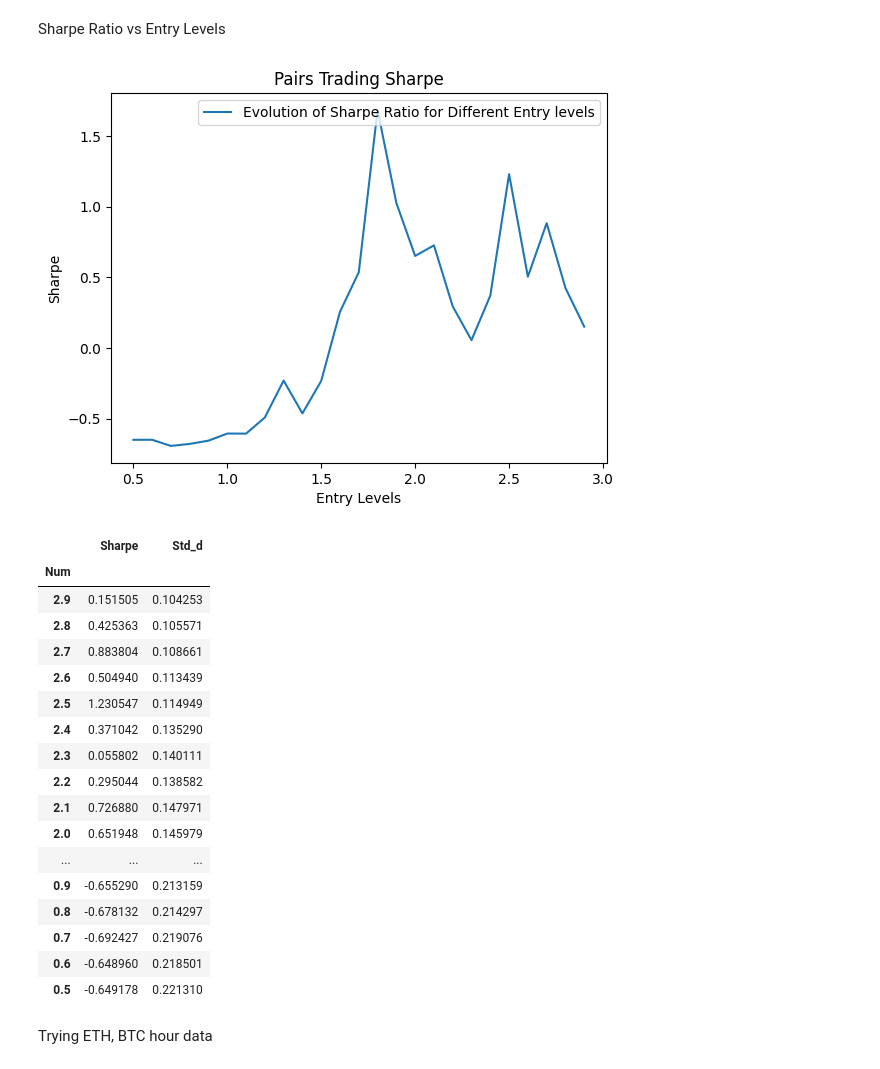
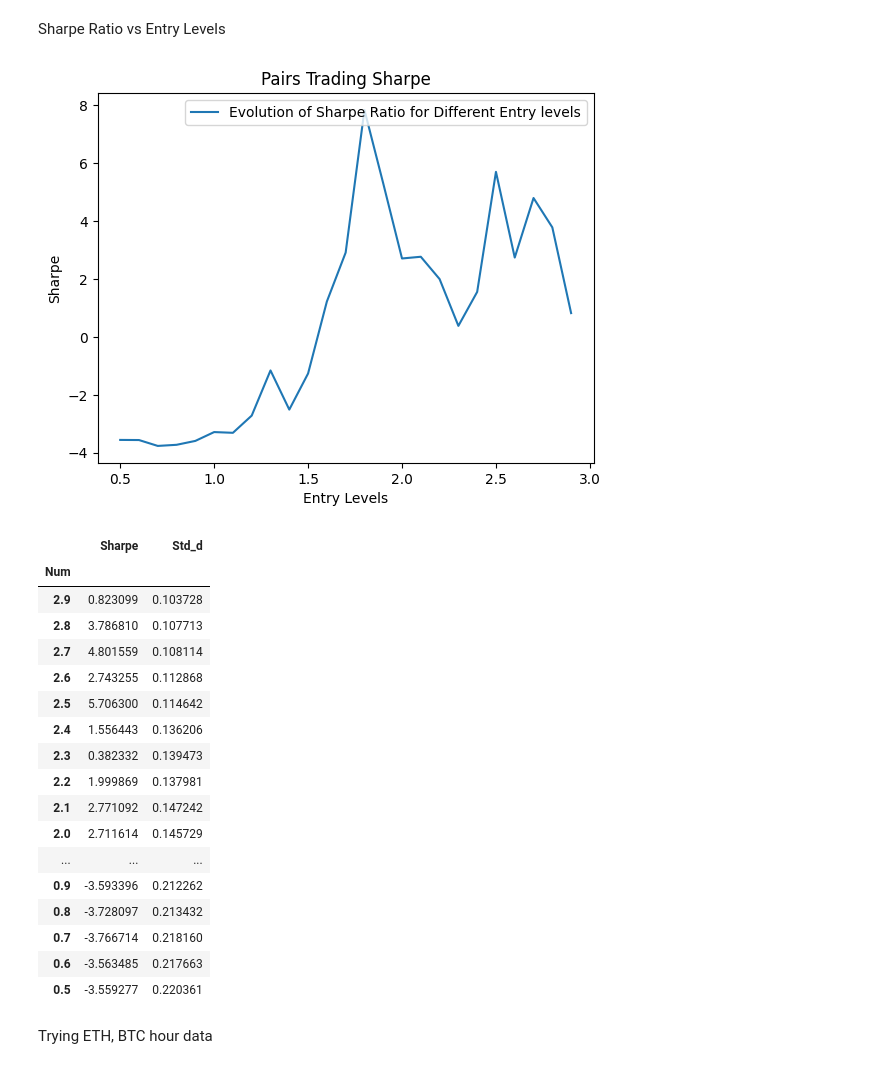
Before and after one commit to Austinai123/minute-data-fetcher, a Jupyter notebook: minute-price-fetcher.ipynb, the cells around one changed output. Drawn from its saved outputs; the diff is of its cells as text; code cells hidden in the pictures.

```diff
--- a/minute-price-fetcher.ipynb
+++ b/minute-price-fetcher.ipynb
@@ -759,38 +718,36 @@ Backtest
 spread_side = None
 counter = -1
 backtest_result = []
-indicator = 0
+
 for time, signals_stock in btest.iterrows():
     counter += 1
     eth_, btc_, short_sig, short_ex, long_sig, long_ex = signals_stock
 
-    if spread_side == None:
+    if spread_side is None:
         eth_return = 0
         btc_return = 0
         backtest_result.append([time, eth_return, btc_return, spread_side])
 
-        if short_sig == True:
+        if short_sig:
             spread_side = "short"
-        elif long_sig == True:
+        elif long_sig:
             spread_side = "long"
 
     elif spread_side == "long":
-        eth_return = btest["ETH"][counter] / btest["ETH"][counter - 1] - 1.0
-        btc_return = btest["BTC"][counter] / btest["BTC"][counter - 1] - 1.0
+        eth_return = btest["ETH"].iloc[counter] / btest["ETH"].iloc[counter - 1] - 1.0
+        btc_return = btest["BTC"].iloc[counter] / btest["BTC"].iloc[counter - 1] - 1.0
         backtest_result.append([time, eth_return, -btc_return, spread_side])
 
-        if long_ex == True:
+        if long_ex:
             spread_side = None
 
     elif spread_side == "short":
-        eth_return = btest["ETH"][counter] / btest["ETH"][counter - 1] - 1.0
-        btc_return = btest["BTC"][counter] / btest["BTC"][counter - 1] - 1.0
+        eth_return = btest["ETH"].iloc[counter] / btest["ETH"].iloc[counter - 1] - 1.0
+        btc_return = btest["BTC"].iloc[counter] / btest["BTC"].iloc[counter - 1] - 1.0
         backtest_result.append([time, -eth_return, btc_return, spread_side])
 
-        if short_ex == True:
+        if short_ex:
             spread_side = None
-
-backtest_result_train = backtest_result
 # %%
 backtest_pd = pd.DataFrame(backtest_result)
 backtest_pd.columns = ["Date", "ETH", "BTC", "Side"]
@@ -866,19 +823,17 @@ for time, signals_stock in btest.iterrows():
             spread_side = "long"
 
     elif spread_side == "long":
-        eth_return = btest["ETH"][counter] / btest["ETH"][counter - 1] - 1.0
-        btc_return = btest["BTC"][counter] / btest["BTC"][counter - 1] - 1.0
+        eth_return = btest["ETH"].iloc[counter] / btest["ETH"].iloc[counter - 1] - 1.0
+        btc_return = btest["BTC"].iloc[counter] / btest["BTC"].iloc[counter - 1] - 1.0
         backtest_result.append([time, eth_return, -btc_return, spread_side])
 
-        if long_ex == True:
+        if long_ex:
             spread_side = None
 
     elif spread_side == "short":
-        eth_return = btest["ETH"][counter] / btest["ETH"][counter - 1] - 1.0
-        btc_return = btest["BTC"][counter] / btest["BTC"][counter - 1] - 1.0
+        eth_return = btest["ETH"].iloc[counter] / btest["ETH"].iloc[counter - 1] - 1.0
+        btc_return = btest["BTC"].iloc[counter] / btest["BTC"].iloc[counter - 1] - 1.0
         backtest_result.append([time, -eth_return, btc_return, spread_side])
 
         if short_ex == True:
             spread_side = None
-
-backtest_result
@@ -1040,16 +979,16 @@ def backtest(errors, signal_entry, signal_exit, X_data, Y_data, value):
                 spread_side = "long"
 
         elif spread_side == "long":
-            y_return = btest["Y"][counter] / btest["Y"][counter - 1] - 1.0
-            x_return = btest["X"][counter] / btest["X"][counter - 1] - 1.0
+            y_return = btest["Y"].iloc[counter] / btest["Y"].iloc[counter - 1] - 1.0
+            x_return = btest["X"].iloc[counter] / btest["X"].iloc[counter - 1] - 1.0
             backtest_result.append([time, y_return, -x_return, spread_side])
 
             if long_ex == True:
                 spread_side = None
 
         elif spread_side == "short":
-            y_return = btest["Y"][counter] / btest["Y"][counter - 1] - 1.0
-            x_return = btest["X"][counter] / btest["X"][counter - 1] - 1.0
+            y_return = btest["Y"].iloc[counter] / btest["Y"].iloc[counter - 1] - 1.0
+            x_return = btest["X"].iloc[counter] / btest["X"].iloc[counter - 1] - 1.0
             backtest_result.append([time, -y_return, x_return, spread_side])
 
             if short_ex == True:
@@ -1275,45 +1214,45 @@ Sharpe Ratio vs Entry Levels
 # %%
 final_df = pd.DataFrame(columns=["Num", "Sharpe", "Std_d"])
 for num in range(5, 30):
     num = num / 10
     profit = final_profit(btc_train_1, eth_train_1, signal_entry=num) - 1
-    profit = profit / len(btc_train_1) * 365
+    # profit = profit / len(btc_train_1) * 365
     std_dev = std_dev_returns(btc_train_1, eth_train_1, signal_entry=num) * sqrt(365)
     sharpe = profit / std_dev
     final_df.loc[-1] = [num, sharpe, std_dev]
     final_df.index = final_df.index + 1
     final_df = final_df.sort_index()
 
 final_df.set_index("Num", inplace=True)
 
 final_df["Sharpe"].plot(label="Evolution of Sharpe Ratio for Different Entry levels")
 plt.title("Pairs Trading Sharpe")
 plt.xlabel("Entry Levels")
 plt.ylabel("Sharpe")
 plt.legend()
 plt.show()
 
 final_df
 # %% [output]
-[figure, old version]
+[figure, new version]
 |  | Sharpe | Std_d |
 | Num |  |  |
-| 2.9 | 0.151505 | 0.104253 |
-| 2.8 | 0.425363 | 0.105571 |
-| 2.7 | 0.883804 | 0.108661 |
-| 2.6 | 0.504940 | 0.113439 |
-| 2.5 | 1.230547 | 0.114949 |
-| 2.4 | 0.371042 | 0.135290 |
-| 2.3 | 0.055802 | 0.140111 |
-| 2.2 | 0.295044 | 0.138582 |
-| 2.1 | 0.726880 | 0.147971 |
-| 2.0 | 0.651948 | 0.145979 |
+| 2.9 | 0.823099 | 0.103728 |
+| 2.8 | 3.786810 | 0.107713 |
+| 2.7 | 4.801559 | 0.108114 |
+| 2.6 | 2.743255 | 0.112868 |
+| 2.5 | 5.706300 | 0.114642 |
+| 2.4 | 1.556443 | 0.136206 |
+| 2.3 | 0.382332 | 0.139473 |
+| 2.2 | 1.999869 | 0.137981 |
+| 2.1 | 2.771092 | 0.147242 |
+| 2.0 | 2.711614 | 0.145729 |
 | ... | ... | ... |
-| 0.9 | -0.655290 | 0.213159 |
-| 0.8 | -0.678132 | 0.214297 |
-| 0.7 | -0.692427 | 0.219076 |
-| 0.6 | -0.648960 | 0.218501 |
-| 0.5 | -0.649178 | 0.221310 |
+| 0.9 | -3.593396 | 0.212262 |
+| 0.8 | -3.728097 | 0.213432 |
+| 0.7 | -3.766714 | 0.218160 |
+| 0.6 | -3.563485 | 0.217663 |
+| 0.5 | -3.559277 | 0.220361 |
 # %% [markdown]
 Trying ETH, BTC hour data
 # %%
```
Also changed, not shown: parts of 14 cells of this notebook.
